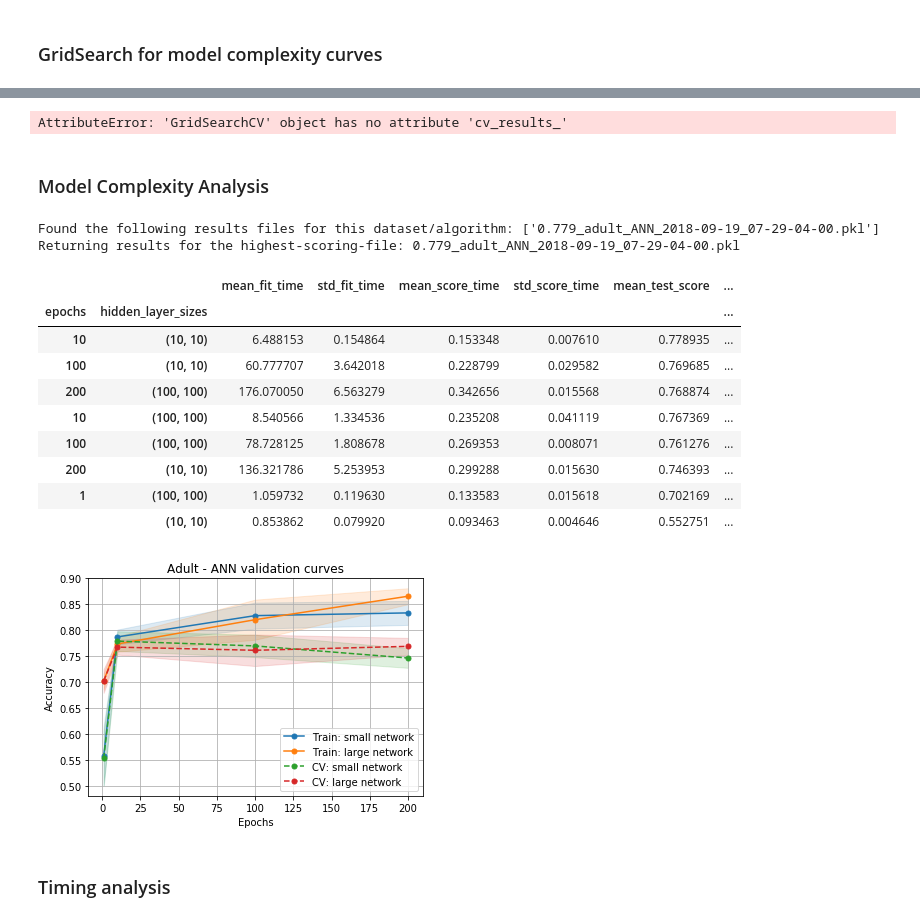
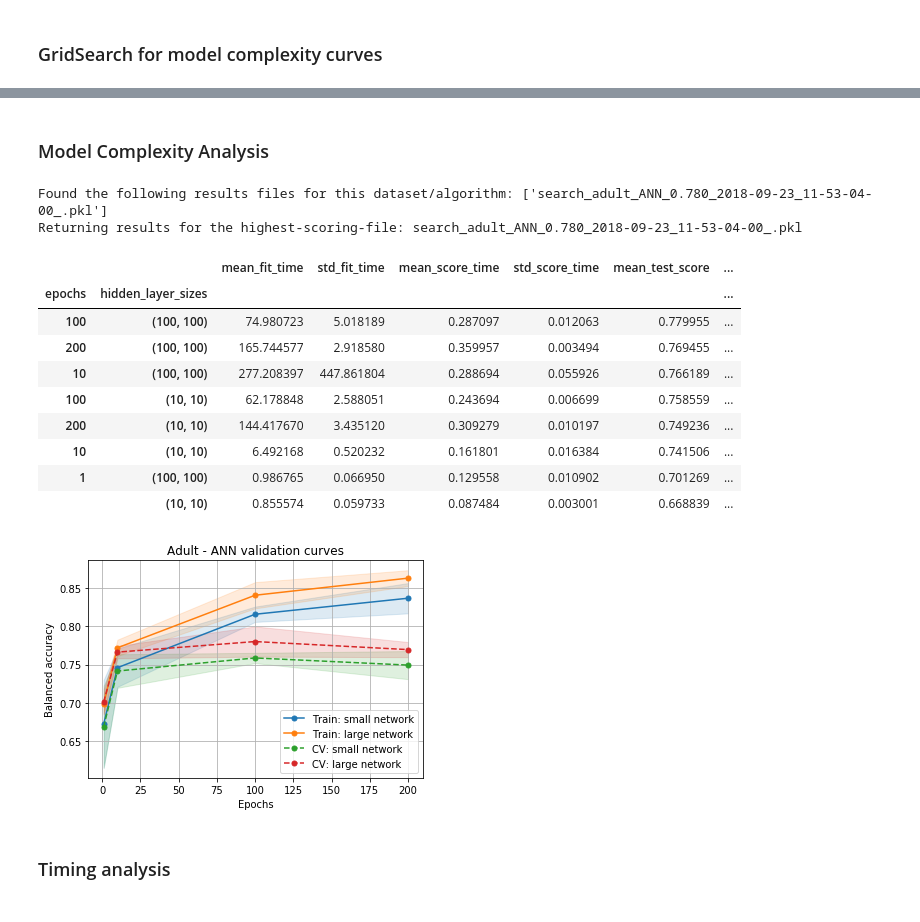
Before and after one commit to haniahhaq/CS7641-assignment-1, a Jupyter notebook: nb_adult_ann.ipynb, the cells around one changed output, grey strips where cells are left out. Cells and saved outputs as stored; diff of their text form; code cells hidden in the pictures.

```diff
--- a/nb_adult_ann.ipynb
+++ b/nb_adult_ann.ipynb
@@ -96,15 +95,15 @@ clf = KerasClassifier(build_fn=build_keras_clf, verbose=0)
 # %%
 layer_sizes = [
     (10,10),
-    (50,50),
+#     (50,50),
     (100,100),
 ]
 
 param_grid = {
     'hidden_layer_sizes': layer_sizes,
-    'learning_rate_init': [0.01, .1, .2],
-    'momentum': [0.7, 0.8, 0.9],
-    'epochs': [10, 100, 200]
+#     'learning_rate_init': [0.01, .1, .2],
+#     'momentum': [0.7, 0.8, 0.9],
+    'epochs': [1, 10, 100, 200]
 }
 # %%
 grid_search = GridSearchCV(
@@ -121,43 +142,42 @@ grid_search.fit(X_train_scaled, y_train)
 # %%
 save_search_result(grid_search, dataset, learner_type)
-# %% [output]
-AttributeError: 'GridSearchCV' object has no attribute 'cv_results_'
 # %% [markdown]
 ### Model Complexity Analysis
 # %%
-# res = load_best_search(dataset, learner_type)
+# res = grid_search.cv_results_
+res = load_best_search(dataset, learner_type)
 res_df = scikit_cv_result_to_df(res)
 res_df.sort_values(by='rank_test_score').head(10)
 # %% [output]
-Found the following results files for this dataset/algorithm: ['0.779_adult_ANN_2018-09-19_07-29-04-00.pkl']
-Returning results for the highest-scoring-file: 0.779_adult_ANN_2018-09-19_07-29-04-00.pkl
+Found the following results files for this dataset/algorithm: ['search_adult_ANN_0.780_2018-09-23_11-53-04-00_.pkl']
+Returning results for the highest-scoring-file: search_adult_ANN_0.780_2018-09-23_11-53-04-00_.pkl
 |  |  | mean_fit_time | std_fit_time | mean_score_time | std_score_time | mean_test_score | ... |
 | epochs | hidden_layer_sizes |  |  |  |  |  | ... |
-| 10 | (10, 10) | 6.488153 | 0.154864 | 0.153348 | 0.007610 | 0.778935 | ... |
-| 100 | (10, 10) | 60.777707 | 3.642018 | 0.228799 | 0.029582 | 0.769685 | ... |
-| 200 | (100, 100) | 176.070050 | 6.563279 | 0.342656 | 0.015568 | 0.768874 | ... |
-| 10 | (100, 100) | 8.540566 | 1.334536 | 0.235208 | 0.041119 | 0.767369 | ... |
-| 100 | (100, 100) | 78.728125 | 1.808678 | 0.269353 | 0.008071 | 0.761276 | ... |
-| 200 | (10, 10) | 136.321786 | 5.253953 | 0.299288 | 0.015630 | 0.746393 | ... |
-| 1 | (100, 100) | 1.059732 | 0.119630 | 0.133583 | 0.015618 | 0.702169 | ... |
-|  | (10, 10) | 0.853862 | 0.079920 | 0.093463 | 0.004646 | 0.552751 | ... |
+| 100 | (100, 100) | 74.980723 | 5.018189 | 0.287097 | 0.012063 | 0.779955 | ... |
+| 200 | (100, 100) | 165.744577 | 2.918580 | 0.359957 | 0.003494 | 0.769455 | ... |
+| 10 | (100, 100) | 277.208397 | 447.861804 | 0.288694 | 0.055926 | 0.766189 | ... |
+| 100 | (10, 10) | 62.178848 | 2.588051 | 0.243694 | 0.006699 | 0.758559 | ... |
+| 200 | (10, 10) | 144.417670 | 3.435120 | 0.309279 | 0.010197 | 0.749236 | ... |
+| 10 | (10, 10) | 6.492168 | 0.520232 | 0.161801 | 0.016384 | 0.741506 | ... |
+| 1 | (100, 100) | 0.986765 | 0.066950 | 0.129558 | 0.010902 | 0.701269 | ... |
+|  | (10, 10) | 0.855574 | 0.059733 | 0.087484 | 0.003001 | 0.668839 | ... |
 # %%
-# small_network = res_df.xs((10,10), level='hidden_layer_sizes')
-# large_network = res_df.xs((100,100), level='hidden_layer_sizes')
+small_network = res_df.xs((10,10), level='hidden_layer_sizes')
+large_network = res_df.xs((100,100), level='hidden_layer_sizes')
 # %%
-# # Plot combined validation curve
-# plot_means_w_stds(
-#     means=(small_network['mean_train_score'], large_network['mean_train_score'], small_network['mean_test_score'], large_network['mean_test_score']),
-#     stds=(small_network['std_train_score'], large_network['std_train_score'], small_network['std_test_score'], large_network['std_test_score']),
-#     xrange=param_grid['epochs'],
-#     xlabel='Epochs',
-#     ylabel='Accuracy',
-#     series_labels=('Train: small network', 'Train: large network', 'CV: small network', 'CV: large network'),
-#     title='Adult - ANN validation curves',
-#     legend_kwargs={'loc': 'best'}
-# )
+# Plot combined validation curve
+plot_means_w_stds(
+    means=(small_network['mean_train_score'], large_network['mean_train_score'], small_network['mean_test_score'], large_network['mean_test_score']),
+    stds=(small_network['std_train_score'], large_network['std_train_score'], small_network['std_test_score'], large_network['std_test_score']),
+    xrange=param_grid['epochs'],
+    xlabel='Epochs',
+    ylabel='Balanced accuracy',
+    series_labels=('Train: small network', 'Train: large network', 'CV: small network', 'CV: large network'),
+    title='Adult - ANN validation curves',
+    legend_kwargs={'loc': 'best'}
+)
 # %% [output]
-[figure, old version]
+[figure, new version]
 # %% [markdown]
 ### Timing analysis
 # %%
```
Also changed, not shown: parts of 9 cells of this notebook, 5 other files.
